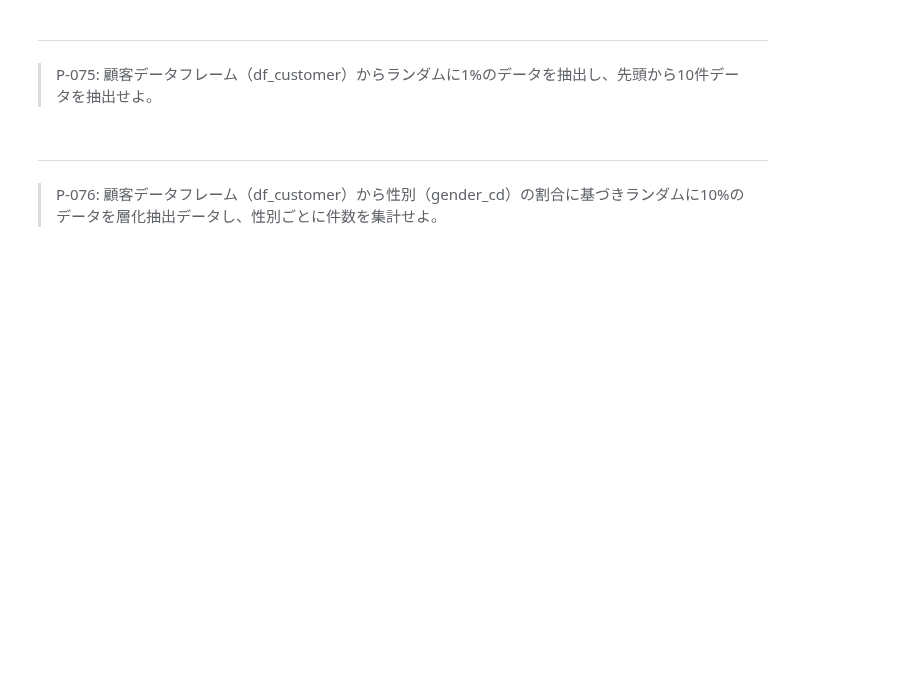
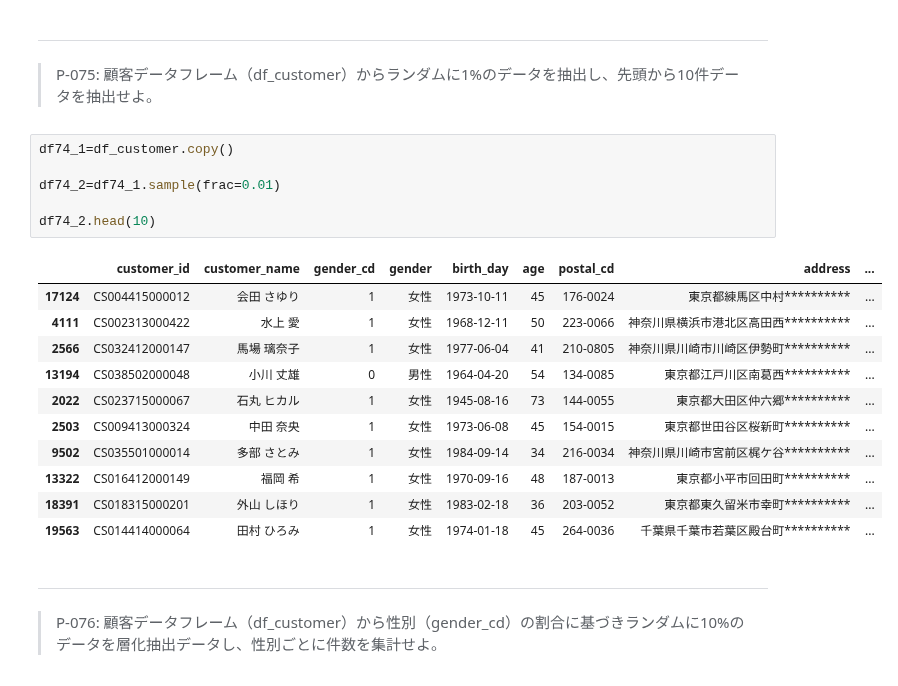
Before and after one commit to yohata1013/koan, a Jupyter notebook: 100knock/submit/yukario/100_knock_Python(yukario).ipynb, the cells around one changed output. Cells and saved outputs as stored; diff of their text form; blank space fills up the shorter version.

```diff
--- a/100knock/submit/yukario/100_knock_Python(yukario).ipynb
+++ b/100knock/submit/yukario/100_knock_Python(yukario).ipynb
@@ -1661,6 +1814,24 @@ df68_2.head(10)
 # %% [markdown]
 ---
 > P-075: 顧客データフレーム（df_customer）からランダムに1%のデータを抽出し、先頭から10件データを抽出せよ。
+# %%
+df74_1=df_customer.copy()
+
+df74_2=df74_1.sample(frac=0.01)
+
+df74_2.head(10)
+# %% [output]
+|  | customer_id | customer_name | gender_cd | gender | birth_day | age | postal_cd | address | ... |
+| 17124 | CS004415000012 | 会田 さゆり | 1 | 女性 | 1973-10-11 | 45 | 176-0024 | 東京都練馬区中村********** | ... |
+| 4111 | CS002313000422 | 水上 愛 | 1 | 女性 | 1968-12-11 | 50 | 223-0066 | 神奈川県横浜市港北区高田西********** | ... |
+| 2566 | CS032412000147 | 馬場 璃奈子 | 1 | 女性 | 1977-06-04 | 41 | 210-0805 | 神奈川県川崎市川崎区伊勢町********** | ... |
+| 13194 | CS038502000048 | 小川 丈雄 | 0 | 男性 | 1964-04-20 | 54 | 134-0085 | 東京都江戸川区南葛西********** | ... |
+| 2022 | CS023715000067 | 石丸 ヒカル | 1 | 女性 | 1945-08-16 | 73 | 144-0055 | 東京都大田区仲六郷********** | ... |
+| 2503 | CS009413000324 | 中田 奈央 | 1 | 女性 | 1973-06-08 | 45 | 154-0015 | 東京都世田谷区桜新町********** | ... |
+| 9502 | CS035501000014 | 多部 さとみ | 1 | 女性 | 1984-09-14 | 34 | 216-0034 | 神奈川県川崎市宮前区梶ケ谷********** | ... |
+| 13322 | CS016412000149 | 福岡 希 | 1 | 女性 | 1970-09-16 | 48 | 187-0013 | 東京都小平市回田町********** | ... |
+| 18391 | CS018315000201 | 外山 しほり | 1 | 女性 | 1983-02-18 | 36 | 203-0052 | 東京都東久留米市幸町********** | ... |
+| 19563 | CS014414000064 | 田村 ひろみ | 1 | 女性 | 1974-01-18 | 45 | 264-0036 | 千葉県千葉市若葉区殿台町********** | ... |
 # %% [markdown]
 ---
 > P-076: 顧客データフレーム（df_customer）から性別（gender_cd）の割合に基づきランダムに10%のデータを層化抽出データし、性別ごとに件数を集計せよ。
```
Also changed, not shown: parts of 11 cells of this notebook.
